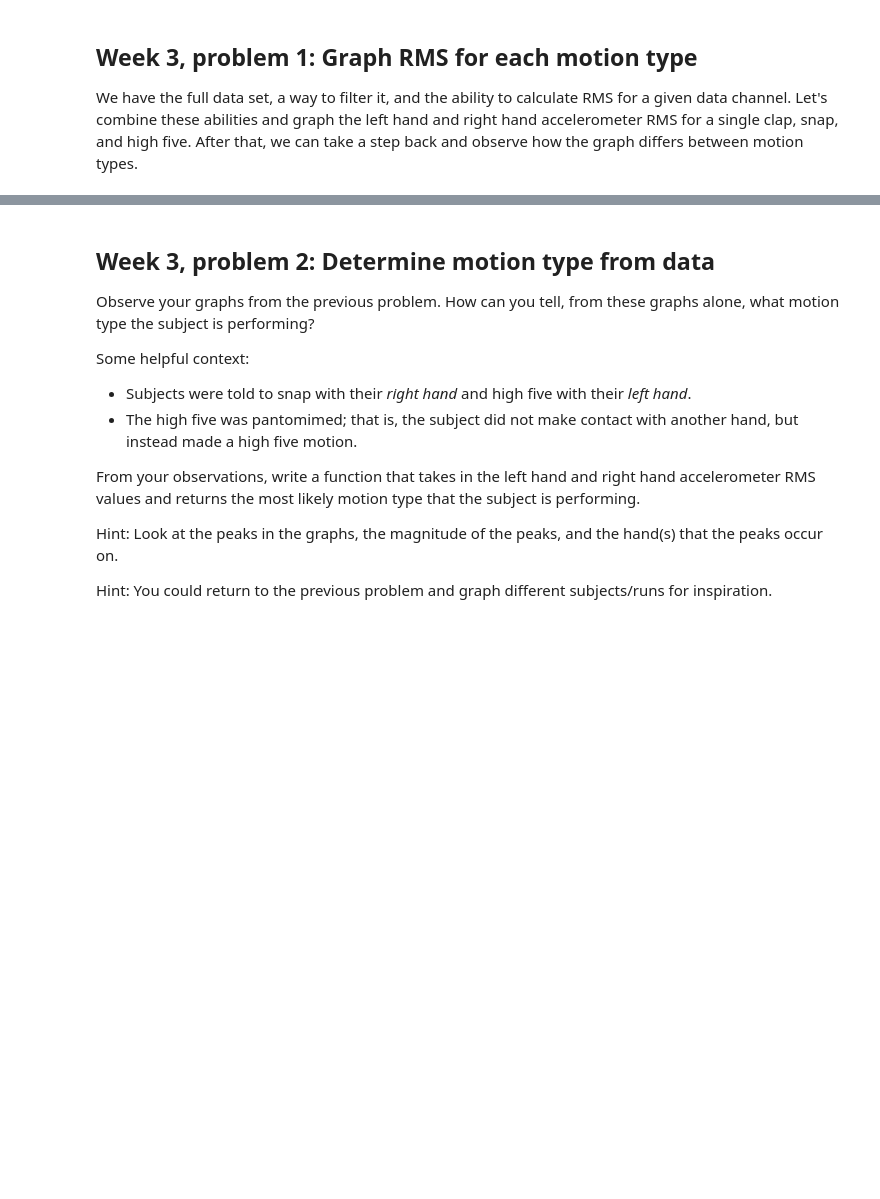
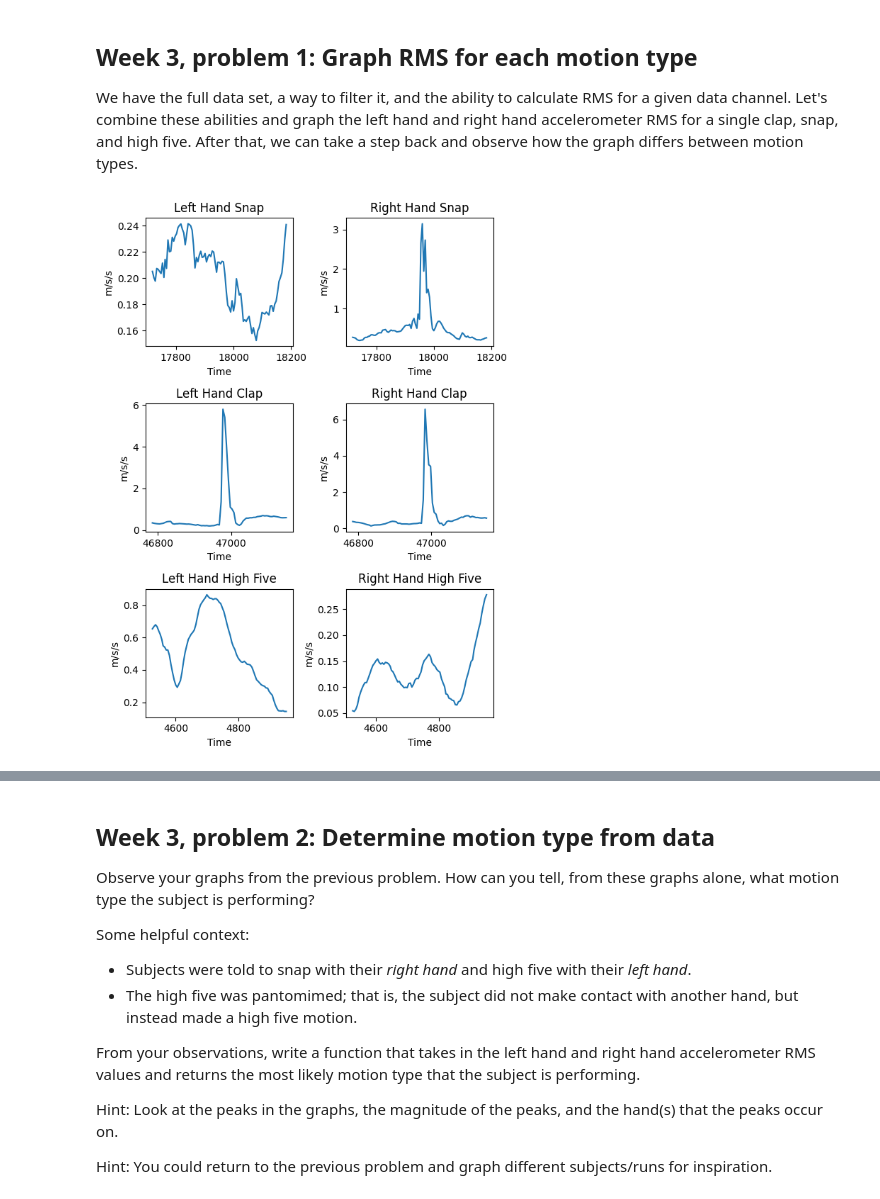
Before and after one commit to AndParker1/IntroPythonProgramming, a Jupyter notebook: Week_1_data_structures/HW_1_numpy_and_plotting.ipynb, the cells around one changed output, grey strips where cells are left out. Saved outputs shown, nothing was run; the diff lists cells and outputs as text; code cells hidden in the pictures; blank space fills up the shorter version.

```diff
--- a/Week_1_data_structures/HW_1_numpy_and_plotting.ipynb
+++ b/Week_1_data_structures/HW_1_numpy_and_plotting.ipynb
@@ -141,9 +141,9 @@ assert(np.isclose(test_array_rms[1], 5.06622805))
 # GUIDES: Use rms, full_dataset, get_descriptor, and get_channel_data to calculate the RMS of left hand accelerometer and right hand accelerometer for the entire data set.
 
 lh_accelerometer_descriptor = get_descriptor(data_description, name="Left hand accelerometer")
-lh_accelerometer_rms_check = ...
+lh_accelerometer_rms_check = rms(get_channel_data(full_dataset,lh_accelerometer_descriptor["index_offset"],lh_accelerometer_descriptor["dimensions"]))
 
-rh_accelerometer_descriptor = ...
-rh_accelerometer_rms_check = ...
+rh_accelerometer_descriptor = get_descriptor(data_description, name="Right hand accelerometer")
+rh_accelerometer_rms_check = rms(get_channel_data(full_dataset,rh_accelerometer_descriptor["index_offset"],rh_accelerometer_descriptor["dimensions"]))
 # %%
 grader.check("calculate_rms")
@@ -157,7 +159,11 @@ def filter_data_set(data, subject_number, run_number, motion_id):
     @param data - The full dataset, containing multiple motion runs from multiple people.
     @return Just the rows for the given subject number, run number, and motion id.
     """
-    pass
+
+    filtered_data = data[np.all([full_dataset[:,subject_number_col] == subject_number, full_dataset[:,run_number_col] == run_number, full_dataset[:,motion_id_col] == motion_id], axis=0)]
+
+
+    return filtered_data
 # %%
 # GUIDES: Write a test function. Call filter_data_set with the values for s3s4_snap_data,
 #   i.e., subject number 3, run number 4, snap data
@@ -259,3 +281,49 @@ plt.plot()
+# %%
+# Plot size
+nrows = 3
+ncols = 2
+fig, axs = plt.subplots(nrows, ncols, figsize=(6, 8))
+
+# GUIDES: Make the plot
+# Put left hand in the first column, right hand in the second column.
+# Hint: To use plot_function with your new "rms" data channel, you will need to make a
+# dictionary for its descriptor with "name" and "units" entries.
+# Note: The time values in the plots in the slides are divided by 1,000
+
+snap_s6r3 = filter_data_set(all_data, snap_subject_number, snap_run_number, snap_id)
+clap_s6r3 = filter_data_set(all_data, clap_subject_number, clap_run_number, clap_id)
+high_five_s6r3 = filter_data_set(all_data, high_five_subject_number, high_five_run_number, high_five_id)
+
+snap_ts = snap_s6r3[:, timestamp_col]
+clap_ts = clap_s6r3[:, timestamp_col]
+high_five_ts = high_five_s6r3[:, timestamp_col]
+
+snap_lh_rms = rms(get_channel_data(snap_s6r3, lh_accelerometer_descriptor["index_offset"], lh_accelerometer_descriptor["dimensions"]))
+snap_rh_rms = rms(get_channel_data(snap_s6r3, rh_accelerometer_descriptor["index_offset"], rh_accelerometer_descriptor["dimensions"]))
+
+clap_lh_rms = rms(get_channel_data(clap_s6r3, lh_accelerometer_descriptor["index_offset"], lh_accelerometer_descriptor["dimensions"]))
+clap_rh_rms = rms(get_channel_data(clap_s6r3, rh_accelerometer_descriptor["index_offset"], rh_accelerometer_descriptor["dimensions"]))
+
+hf_lh_rms = rms(get_channel_data(high_five_s6r3, lh_accelerometer_descriptor["index_offset"], lh_accelerometer_descriptor["dimensions"]))
+hf_rh_rms = rms(get_channel_data(high_five_s6r3, rh_accelerometer_descriptor["index_offset"], rh_accelerometer_descriptor["dimensions"]))
+
+lh_rms_descriptor = {"name": "Left Hand Accel RMS",  "units": "m/s/s"}
+rh_rms_descriptor = {"name": "Right Hand Accel RMS", "units": "m/s/s"}
+
+
+plot_function(axs[0, 0], snap_ts, snap_lh_rms, {"name": "Left Hand Snap", "units": "m/s/s"}, ["rms"])
+plot_function(axs[0, 1], snap_ts, snap_rh_rms, {"name": "Right Hand Snap", "units": "m/s/s"}, ["rms"])
+
+plot_function(axs[1, 0], clap_ts, clap_lh_rms, {"name": "Left Hand Clap", "units": "m/s/s"}, ["rms"])
+plot_function(axs[1, 1], clap_ts, clap_rh_rms, {"name": "Right Hand Clap", "units": "m/s/s"}, ["rms"])
+
+plot_function(axs[2, 0], high_five_ts, hf_lh_rms, {"name": "Left Hand High Five", "units": "m/s/s"}, ["rms"])
+plot_function(axs[2, 1], high_five_ts, hf_rh_rms, {"name": "Right Hand High Five", "units": "m/s/s"}, ["rms"])
+
+fig.tight_layout()
+plt.show()
+# %% [output]
+[figure, added]
 # %%
 # Manual grade
 print("This is a manually-graded question; there is no grader.check() function. See rubric and slides for more information on expected output.")
```
Also changed, not shown: parts of 16 cells of this notebook, 2 other files.
